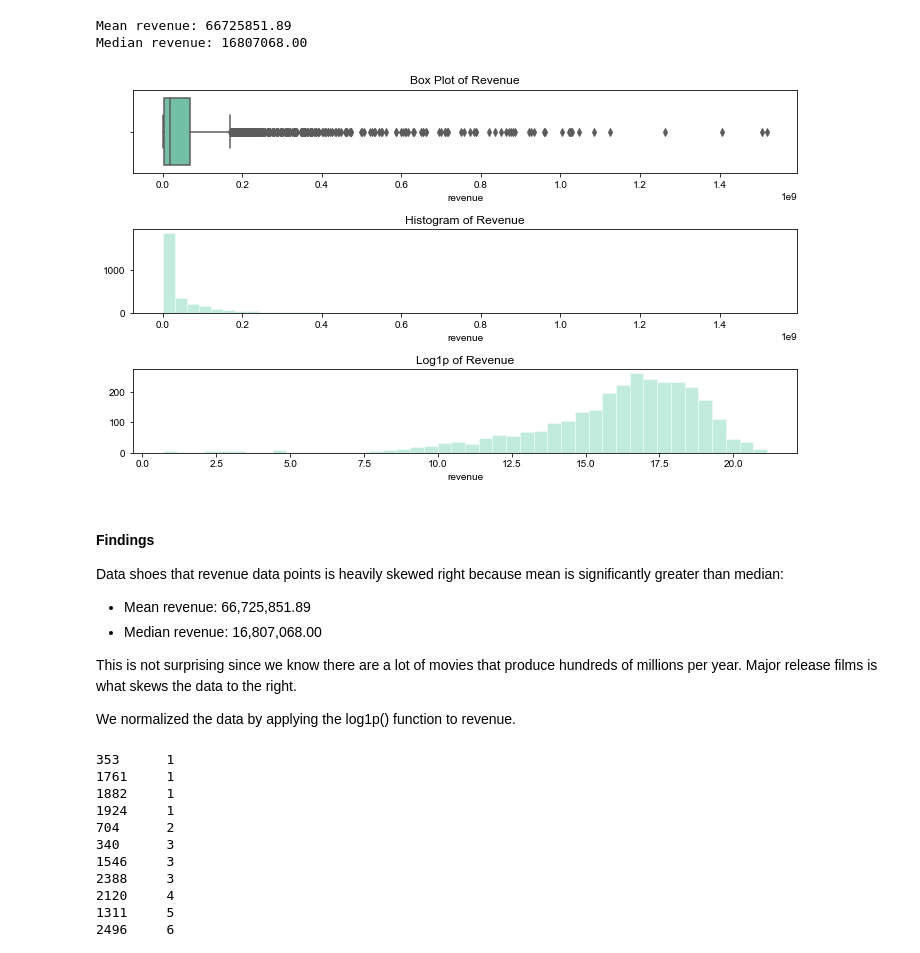
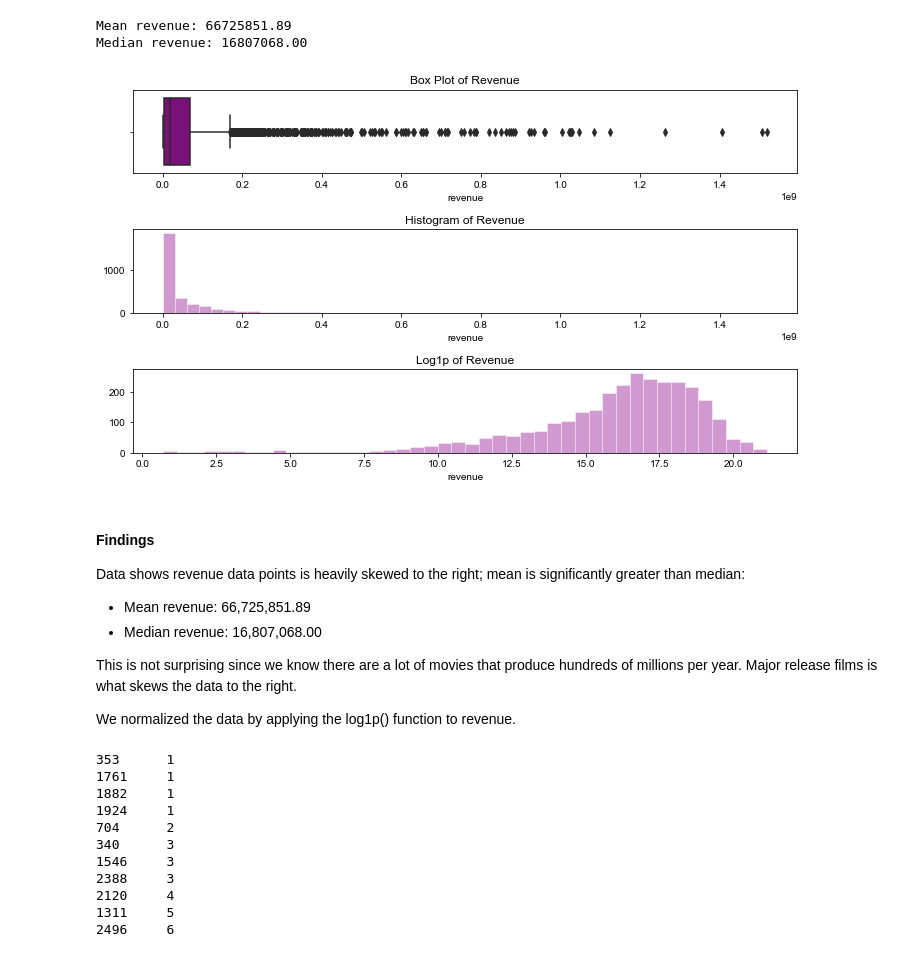
Before and after one commit to CGFS93/TMDB_Box_Office_Prediction, a Jupyter notebook: EDA.ipynb, the cells around one changed output. Drawn from its saved outputs; the diff is of its cells as text; code cells hidden in the pictures.

```diff
--- a/EDA.ipynb
+++ b/EDA.ipynb
@@ -136,24 +176,24 @@ Median revenue: 16807068.00
 # %%
 # visualize data distribution
 f, ax = plt.subplots(3, figsize=(10,6))
 # box and whisker plot
 sns.set(rc={'figure.figsize':(12,8)})
-sns.boxplot(x=train.revenue, ax = ax[0], color='mediumaquamarine')
+sns.boxplot(x=train.revenue, ax = ax[0], color='darkmagenta')
 ax[0].set_title("Box Plot of Revenue")
 # histogram plot
-sns.distplot(a=train.revenue, kde = False, ax = ax[1], color='mediumaquamarine')
+sns.distplot(a=train.revenue, kde = False, ax = ax[1], color='darkmagenta')
 ax[1].set_title("Histogram of Revenue")
 # log1p() plot
     # visual the natural logarithmic value of x+1,
     # where x belongs to all the input array elements.
-sns.distplot(a=np.log1p(train.revenue), kde = False, ax = ax[2], color='mediumaquamarine')
+sns.distplot(a=np.log1p(train.revenue), kde = False, ax = ax[2], color='darkmagenta')
 ax[2].set_title("Log1p of Revenue")
 f.tight_layout()
 # %% [output]
-[figure, old version]
+[figure, new version]
 # %% [markdown]
 #### Findings
-Data shoes that revenue data points is heavily skewed right because mean is significantly greater than median:
+Data shows revenue data points is heavily skewed to the right; mean is significantly greater than median:
 - Mean revenue: 66,725,851.89
 - Median revenue: 16,807,068.00
 
```
Also changed, not shown: parts of 599 cells of this notebook.
